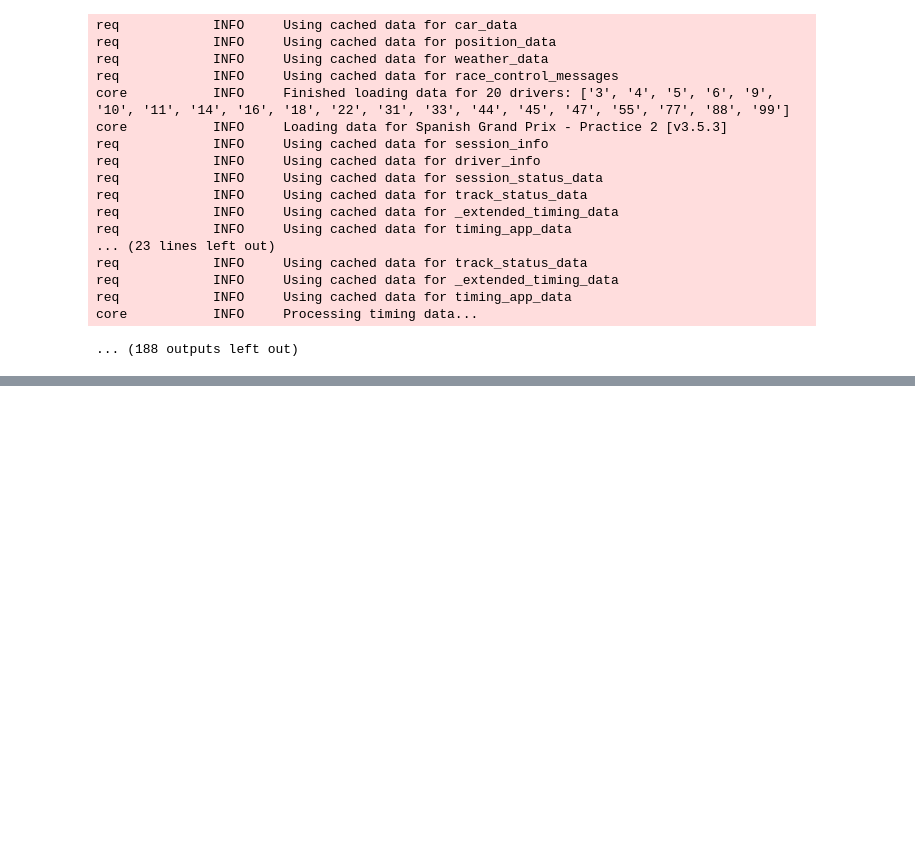
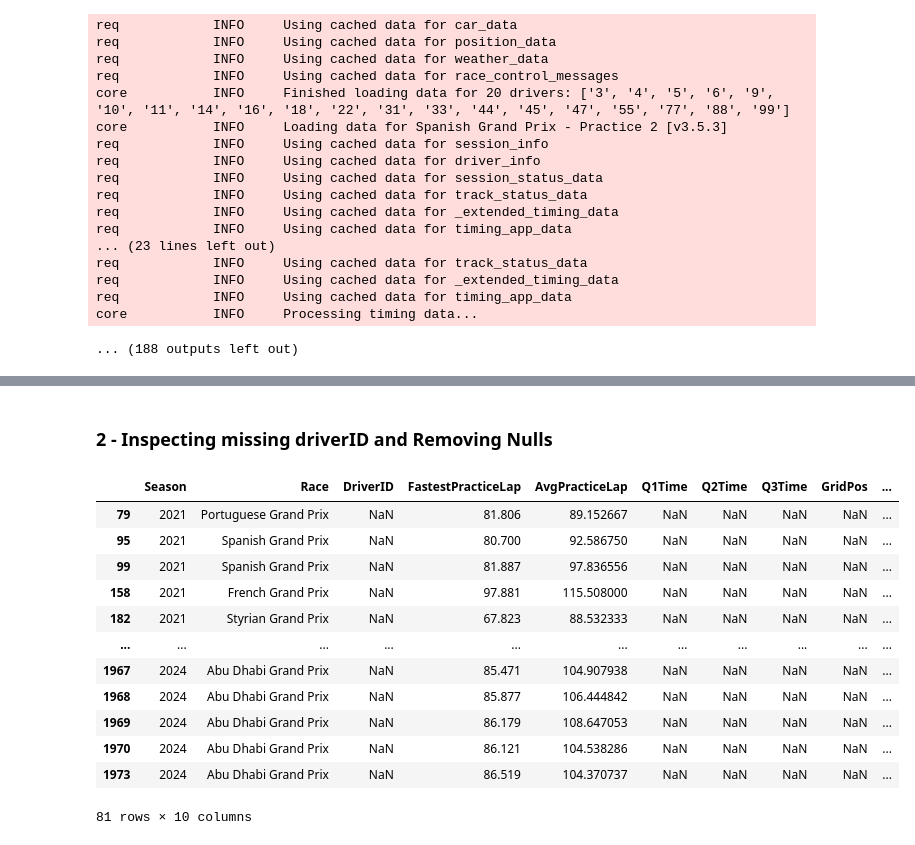
Before and after one commit to umarsajjad1992/F1-Race-Win-Predictor, a Jupyter notebook: F1 Race Win Predictor.ipynb, the cells around one changed output, grey strips where cells are left out. Saved outputs shown, nothing was run; the diff lists cells and outputs as text; code cells hidden in the pictures; blank space fills up the shorter version.

```diff
--- a/F1 Race Win Predictor.ipynb
+++ b/F1 Race Win Predictor.ipynb
@@ -473,0 +549,2 @@ features_df
+# %%
+df = pd.read_csv("final_data.csv", delimiter=",")
@@ -473,0 +596,2 @@ features_df
+# %%
+df = df[df['Race'] != 'Pre-Season Test']
@@ -473,0 +607,19 @@ features_df
+# %% [markdown]
+### 2 - Inspecting missing driverID and Removing Nulls
+# %%
+null_driverid_df = df[df['DriverID'].isnull()]
+null_driverid_df
+# %% [output]
+|  | Season | Race | DriverID | FastestPracticeLap | AvgPracticeLap | Q1Time | Q2Time | Q3Time | GridPos | ... |
+| 79 | 2021 | Portuguese Grand Prix | NaN | 81.806 | 89.152667 | NaN | NaN | NaN | NaN | ... |
+| 95 | 2021 | Spanish Grand Prix | NaN | 80.700 | 92.586750 | NaN | NaN | NaN | NaN | ... |
+| 99 | 2021 | Spanish Grand Prix | NaN | 81.887 | 97.836556 | NaN | NaN | NaN | NaN | ... |
+| 158 | 2021 | French Grand Prix | NaN | 97.881 | 115.508000 | NaN | NaN | NaN | NaN | ... |
+| 182 | 2021 | Styrian Grand Prix | NaN | 67.823 | 88.532333 | NaN | NaN | NaN | NaN | ... |
+| ... | ... | ... | ... | ... | ... | ... | ... | ... | ... | ... |
+| 1967 | 2024 | Abu Dhabi Grand Prix | NaN | 85.471 | 104.907938 | NaN | NaN | NaN | NaN | ... |
+| 1968 | 2024 | Abu Dhabi Grand Prix | NaN | 85.877 | 106.444842 | NaN | NaN | NaN | NaN | ... |
+| 1969 | 2024 | Abu Dhabi Grand Prix | NaN | 86.179 | 108.647053 | NaN | NaN | NaN | NaN | ... |
+| 1970 | 2024 | Abu Dhabi Grand Prix | NaN | 86.121 | 104.538286 | NaN | NaN | NaN | NaN | ... |
+| 1973 | 2024 | Abu Dhabi Grand Prix | NaN | 86.519 | 104.370737 | NaN | NaN | NaN | NaN | ... |
+81 rows × 10 columns
```
Also changed, not shown: parts of 34 cells of this notebook, 4 other files.
